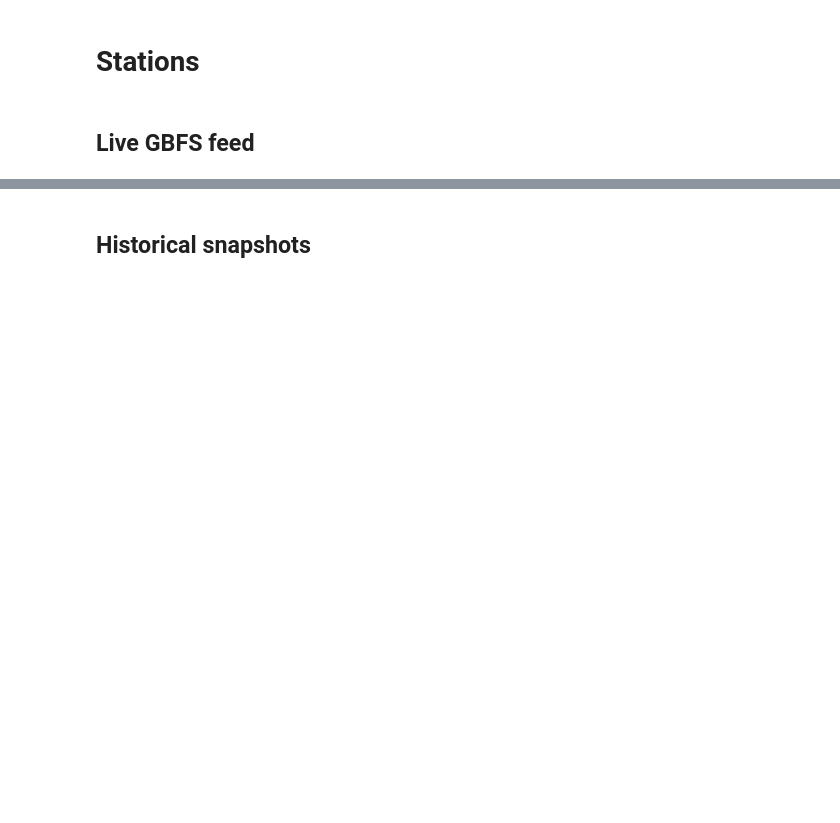
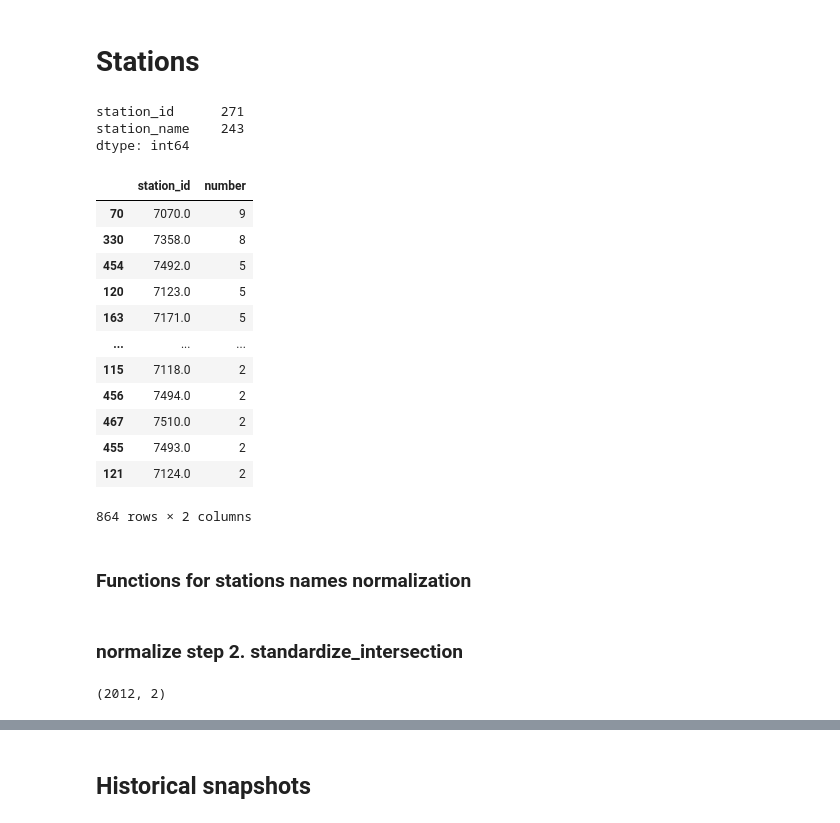
Before and after one commit to Neman-River/bikeshare_toronto, a Jupyter notebook: geodata.ipynb, the cells around one changed output, grey strips where cells are left out. Drawn from its saved outputs; the diff is of its cells as text; code cells hidden in the pictures; blank space fills up the shorter version.

```diff
--- a/geodata.ipynb
+++ b/geodata.ipynb
@@ -53,5 +20,36 @@ memory usage: 2.4 GB
 # (the one we're extending right now) to catch spelling/punctuation variants across years without misassigning a genuinely different street.
 # %% [markdown]
 # Stations
-# %% [markdown]
-## Live GBFS feed
+# %%
+raw_stations = pd.read_json("raw_stations.json")
+# %%
+raw_stations.columns = ['station_id', 'station_name']
+# %%
+raw_stations.isna().sum()
+# %% [output]
+station_id      271
+station_name    243
+dtype: int64
+# %%
+(raw_stations
+    .dropna(how='all')
+    .groupby('station_id')
+    .size()
+    .reset_index(name='number')
+    .sort_values('number', ascending=False)
+    .query('number>1')
+    )
+# %% [output]
+|  | station_id | number |
+| 70 | 7070.0 | 9 |
+| 330 | 7358.0 | 8 |
+| 454 | 7492.0 | 5 |
+| 120 | 7123.0 | 5 |
+| 163 | 7171.0 | 5 |
+| ... | ... | ... |
+| 115 | 7118.0 | 2 |
+| 456 | 7494.0 | 2 |
+| 467 | 7510.0 | 2 |
+| 455 | 7493.0 | 2 |
+| 121 | 7124.0 | 2 |
+864 rows × 2 columns
@@ -57,0 +58,2 @@ memory usage: 2.4 GB
+# %% [markdown]
+### Functions for stations names normalization
@@ -57,0 +102,2 @@ memory usage: 2.4 GB
+# %% [markdown]
+### normalize step 2. standardize_intersection
@@ -57,0 +106,8 @@ memory usage: 2.4 GB
+# %%
+(raw_stations[['station_id', 'normalized_name']]
+    .dropna(how='all') #(2071, 2)
+    .drop_duplicates() # (2012, 2)
+    .shape
+    )
+# %% [output]
+(2012, 2)
```
Also changed, not shown: parts of 45 cells of this notebook.
